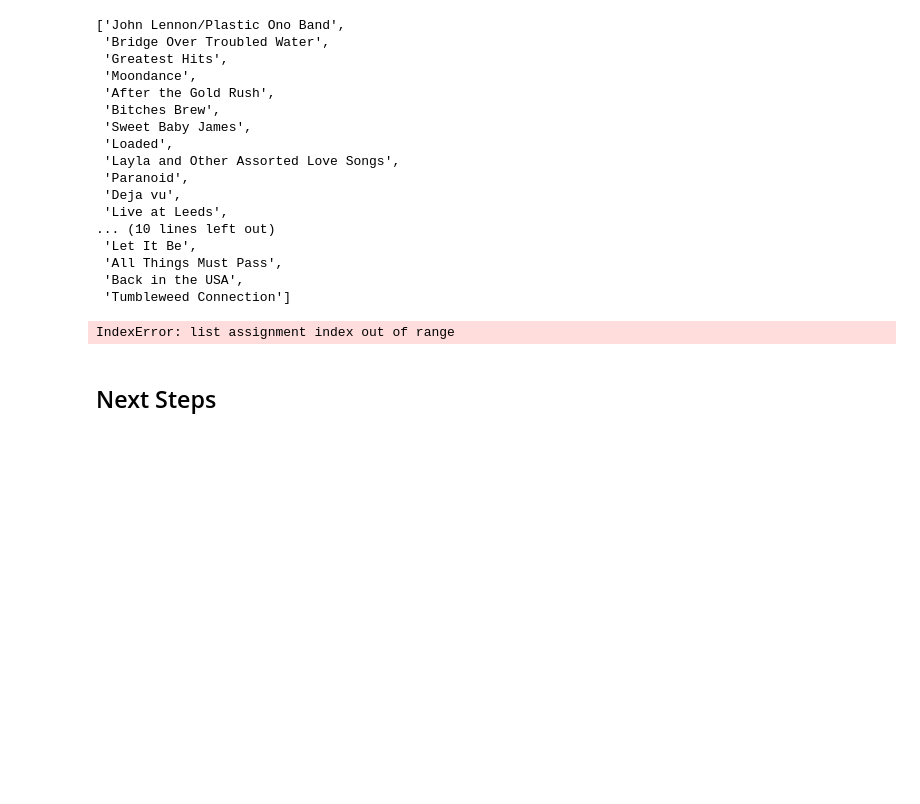
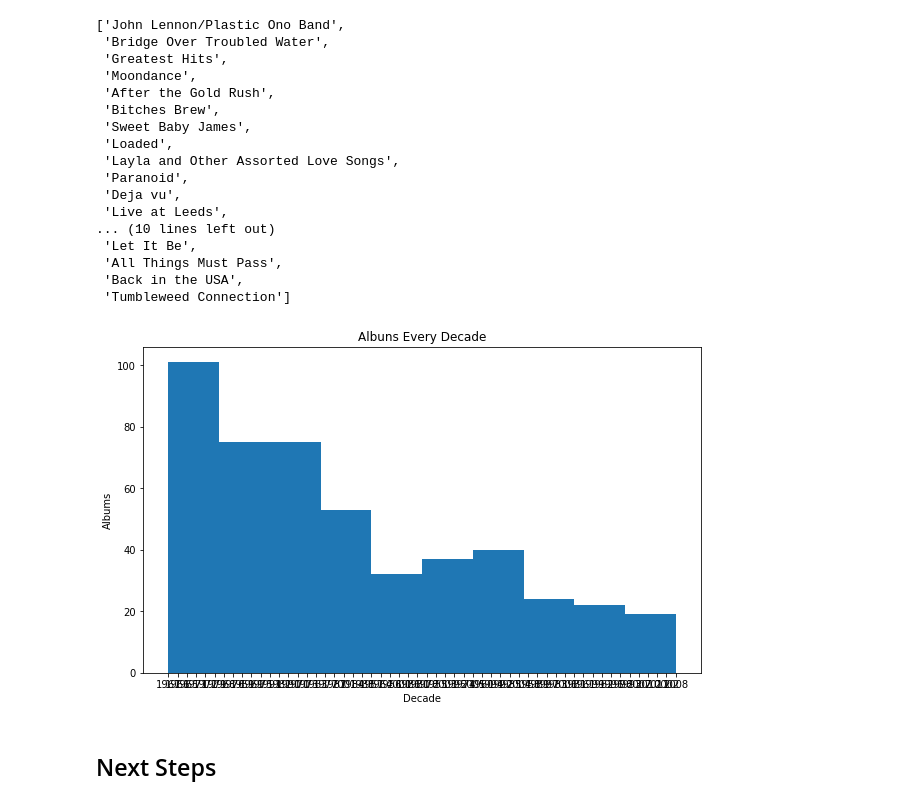
Before and after one commit to DaggerForce/nyc-mhtn-ds-071519-lectures, a Jupyter notebook: week-1/rolling-stones/rolling-stones.ipynb, the cells around one changed output. Saved outputs shown, nothing was run; the diff lists cells and outputs as text; code cells hidden in the pictures; blank space fills up the shorter version.

```diff
--- a/week-1/rolling-stones/rolling-stones.ipynb
+++ b/week-1/rolling-stones/rolling-stones.ipynb
@@ -172,62 +171,41 @@ def find_artist(songs):
 
 def artists_with_most(songs):
     import collections
     artists = find_artist(songs)
     counter = collections.Counter(artists).most_common()
 
     return counter
 
 def most_pop_word(songs):
     albums = find_album(songs)
     words = []
     for album in albums:
         for word in album.split():
             words.append(word.lower())
     return collections.Counter(words).most_common()
 
-# def first_song(songs):
-#     first_song = songs[0]
-#     first_year = int(songs[0]['year'])
-#     for song in songs:
-#         current_year = int(song['year'])
-#         if current_year < first_year:
-#             first_year = int(song['year'])
-#             first_song = song
-#     return first_song
-
-def songs_decade(songs):
-    start = 1950
-    end = 1959
-    begin = 50
-    songs_by_decade = []
-    for song in songs:
-        songs_by_decade[begin] = find_by_years(start, end)
-        start += 10
-        end += 10
-        begin += 10
-
-
-    return songs_by_decade
-
 def plot_histo(songs):
     import matplotlib.pyplot as plt
 
     # Set plot space as inline for inline plots and qt for external plots
     %matplotlib inline
-    x = songs_decade(songs)
+
+    x = []
+    for song in songs:
+            x.append(song['year'])
 
     #Plot the distogram with hist() function
     plt.figure(figsize=(10,6))
     plt.hist(x, bins = 10)
-    plt.xlabel('Normal random distribution')
-    plt.ylabel('Frequency of Values')
-    plt.title('Histograms in matplotlib')
+    plt.xlabel('Decade')
+    plt.ylabel('Albums')
+    plt.title('Albuns Every Decade')
     plt.show()
     return plt.show()
 
 plot_histo(songs)
 # %% [output]
-IndexError: list assignment index out of range
+[figure, added]
 # %% [markdown]
 ## Next Steps
 # %% [markdown]
```
Also changed, not shown: parts of 4 cells of this notebook.
